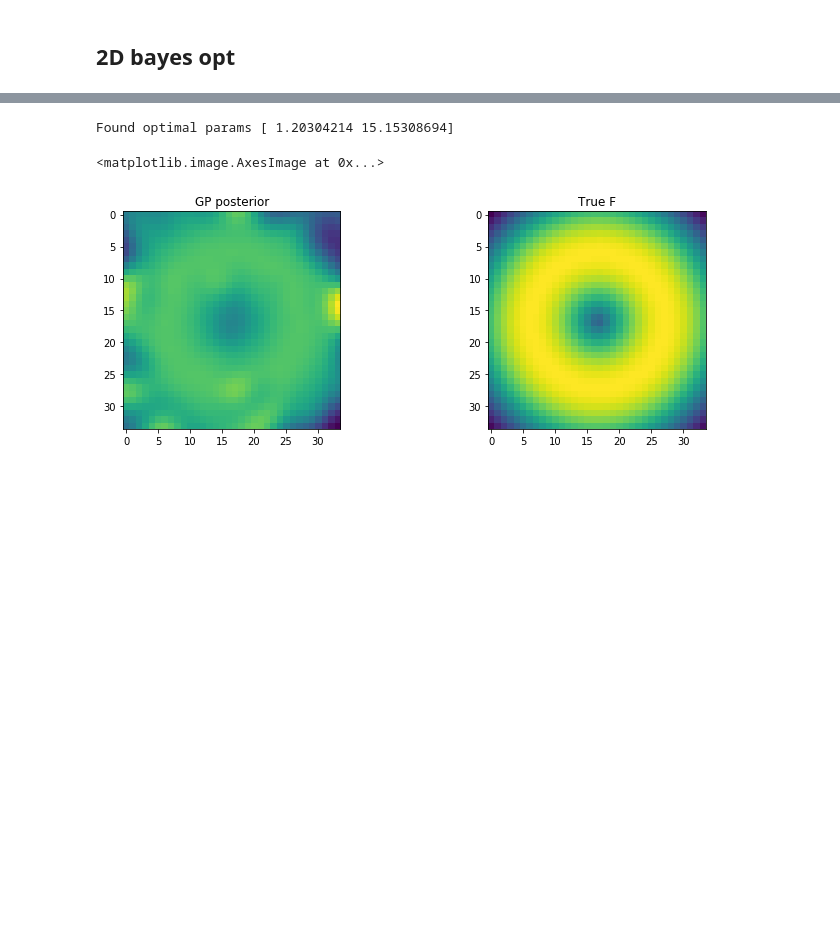
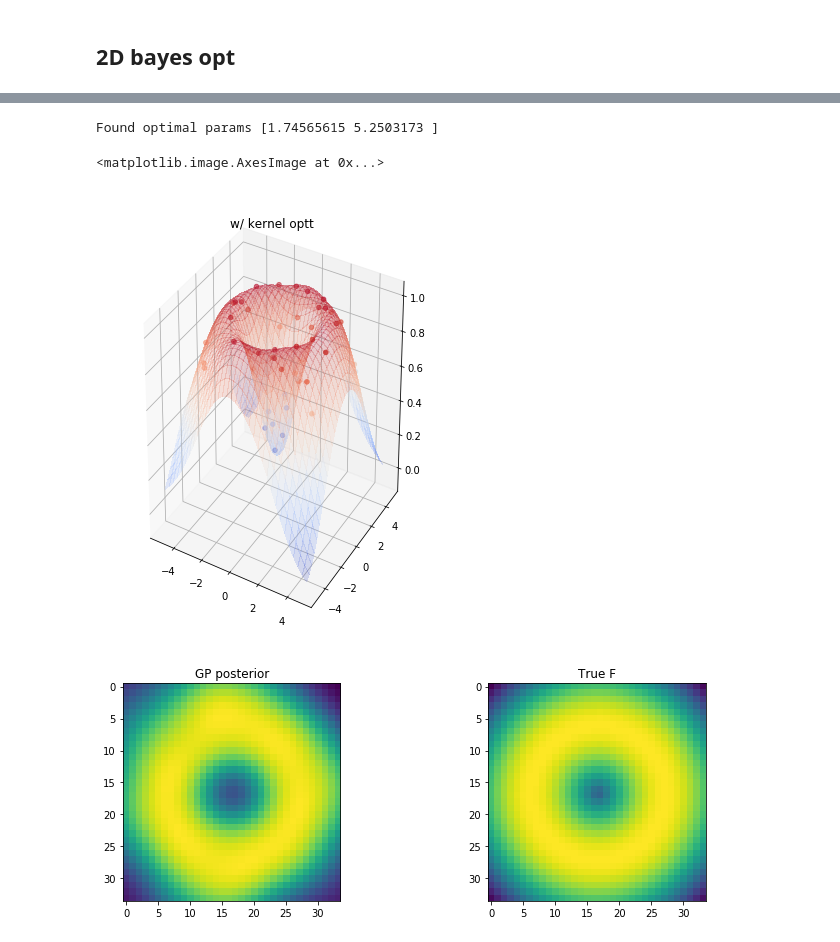
Before and after one commit to darthdeus/bopt, a Jupyter notebook: GP mojeopt.ipynb, the cells around one changed output, grey strips where cells are left out. Drawn from its saved outputs; the diff is of its cells as text; code cells hidden in the pictures; blank space fills up the shorter version.

```diff
--- a/GP mojeopt.ipynb
+++ b/GP mojeopt.ipynb
@@ -406,26 +445,27 @@ plot_2d_optim_result(res)
 # %%
 from myopt.plot import plot_gp_2D
 from mpl_toolkits.mplot3d import axes3d, Axes3D
 
 noise_2d = 0.01
 
 rx, ry = np.arange(-5, 5, 0.3), np.arange(-5, 5, 0.3)
 gx, gy = np.meshgrid(rx, rx)
 
 X_2d = np.c_[gx.ravel(), gy.ravel()]
 
-X_2d_train = np.random.uniform(-4, 4, (150, 2))
+X_2d_train = np.random.uniform(-4, 4, (50, 2))
 y_2d_train = np.sin(0.5 * np.linalg.norm(X_2d_train, axis=1))# + noise_2d * np.random.randn(len(X_2d_train))
 
-mu_s, _ = GaussianProcess().fit(X_2d_train, y_2d_train).optimize_kernel().posterior(X_2d).mu_std()
+mu_s, _ = GaussianProcess(noise=0.01).fit(X_2d_train, y_2d_train).optimize_kernel().posterior(X_2d).mu_std()
+
+plt.figure(figsize=(13,8))
+plot_gp_2D(gx, gy, mu_s, X_2d_train, y_2d_train, "w/ kernel optt", 1)
 
 plt.figure(figsize=(12, 4))
-plt.subplot(121); plt.title("GP posterior");
-plt.imshow(mu_s.reshape(gx.shape[0], gy.shape[0]))
-
-plt.subplot(122); plt.title("True F");
-plt.imshow(np.sin(0.5 * np.linalg.norm(X_2d, axis=1)).reshape(gx.shape[0], gy.shape[0]))
+plt.subplot(121); plt.title("GP posterior"); plt.imshow(mu_s.reshape(gx.shape[0], gy.shape[0]))
+plt.subplot(122); plt.title("True F"); plt.imshow(np.sin(0.5 * np.linalg.norm(X_2d, axis=1)).reshape(gx.shape[0], gy.shape[0]))
 # %% [output]
-Found optimal params [ 1.20304214 15.15308694]
+Found optimal params [1.74565615 5.2503173 ]
 <matplotlib.image.AxesImage at 0x...>
-[figure, old version]
+[figure, new version]
+[figure, added]
```
Also changed, not shown: parts of 24 cells of this notebook, 6 other files.
